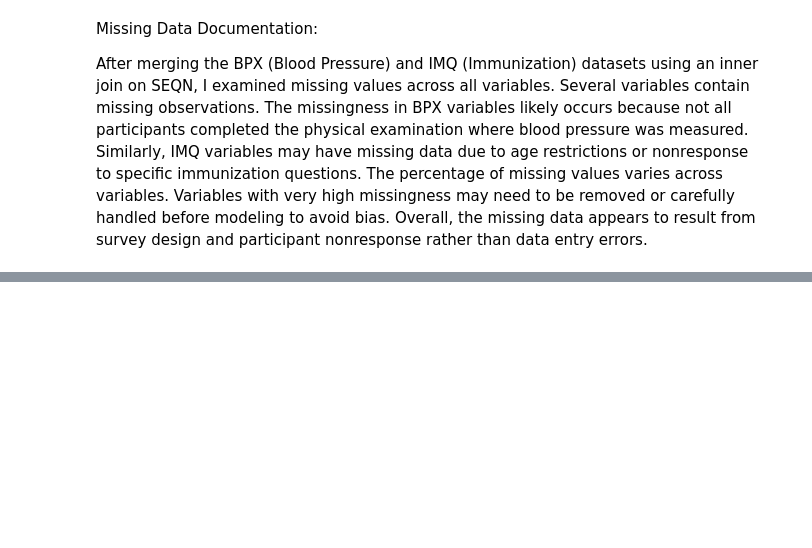
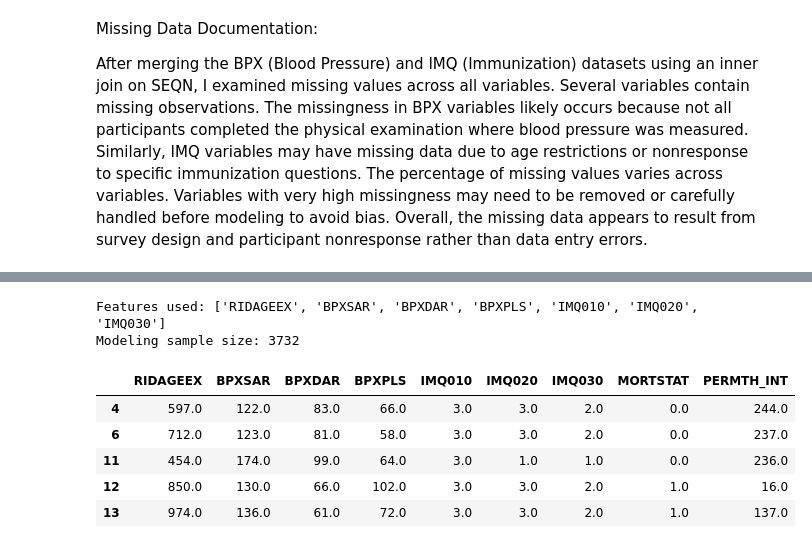
Before and after one commit to hudamohmand/project-1-mortality, a Jupyter notebook: project_1_bsds.ipynb, the cells around one changed output, grey strips where cells are left out. Saved outputs shown, nothing was run; the diff lists cells and outputs as text; code cells hidden in the pictures; blank space fills up the shorter version.

```diff
--- a/project_1_bsds.ipynb
+++ b/project_1_bsds.ipynb
@@ -313,0 +273,13 @@ plt.show()
+# %%
+for c in ["IMQ010", "IMQ020", "IMQ030"]:
+    if c in imq.columns:
+        imq[c] = imq[c].replace({7: np.nan, 9: np.nan})
+#replaces the values of 7 and 9 with nan
+
+df_model = gdf.merge(mdf, on="SEQN", how="inner")
+df_model = df_model.merge(bpx, on="SEQN", how="left")
+df_model = df_model.merge(imq, on="SEQN", how="left")
+#merges all the dataframes into 1 data frame
+
+print("df_model shape:", df_model.shape)
+df_model[["SEQN", "RIDAGEEX", "MORTSTAT", "PERMTH_INT"]].head()
@@ -313,0 +312,19 @@ plt.show()
+# %%
+features = ["RIDAGEEX", "BPXSAR", "BPXDAR", "BPXPLS", "IMQ010", "IMQ020", "IMQ030"]
+targets = ["MORTSTAT", "PERMTH_INT"]
+
+model_df = df_model[features + targets].dropna().copy()
+#drops nan values
+
+print("Features used:", features)
+print("Modeling sample size:", model_df.shape[0])
+model_df.head()
+# %% [output]
+Features used: ['RIDAGEEX', 'BPXSAR', 'BPXDAR', 'BPXPLS', 'IMQ010', 'IMQ020', 'IMQ030']
+Modeling sample size: 3732
+|  | RIDAGEEX | BPXSAR | BPXDAR | BPXPLS | IMQ010 | IMQ020 | IMQ030 | MORTSTAT | PERMTH_INT |
+| 4 | 597.0 | 122.0 | 83.0 | 66.0 | 3.0 | 3.0 | 2.0 | 0.0 | 244.0 |
+| 6 | 712.0 | 123.0 | 81.0 | 58.0 | 3.0 | 3.0 | 2.0 | 0.0 | 237.0 |
+| 11 | 454.0 | 174.0 | 99.0 | 64.0 | 3.0 | 1.0 | 1.0 | 0.0 | 236.0 |
+| 12 | 850.0 | 130.0 | 66.0 | 102.0 | 3.0 | 3.0 | 2.0 | 1.0 | 16.0 |
+| 13 | 974.0 | 136.0 | 61.0 | 72.0 | 3.0 | 3.0 | 2.0 | 1.0 | 137.0 |
```
Also changed, not shown: parts of 24 cells of this notebook.
